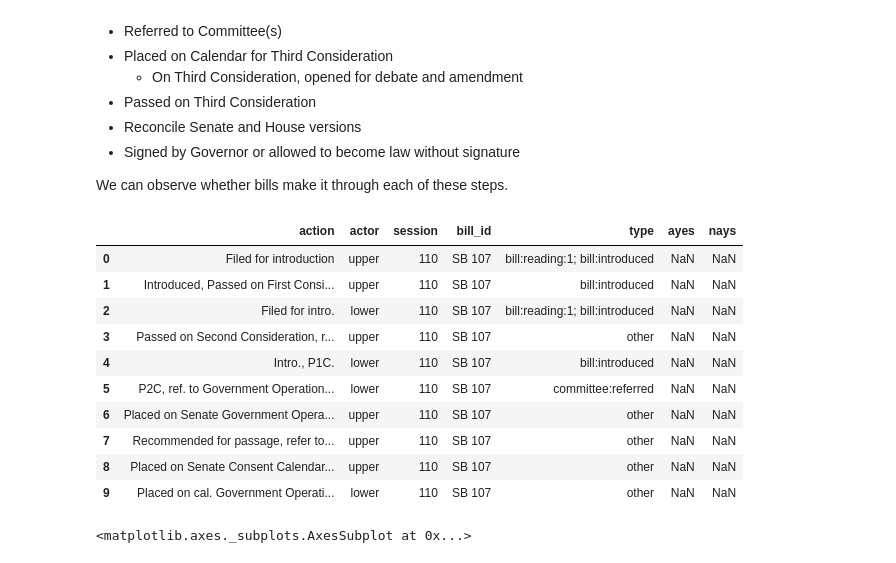
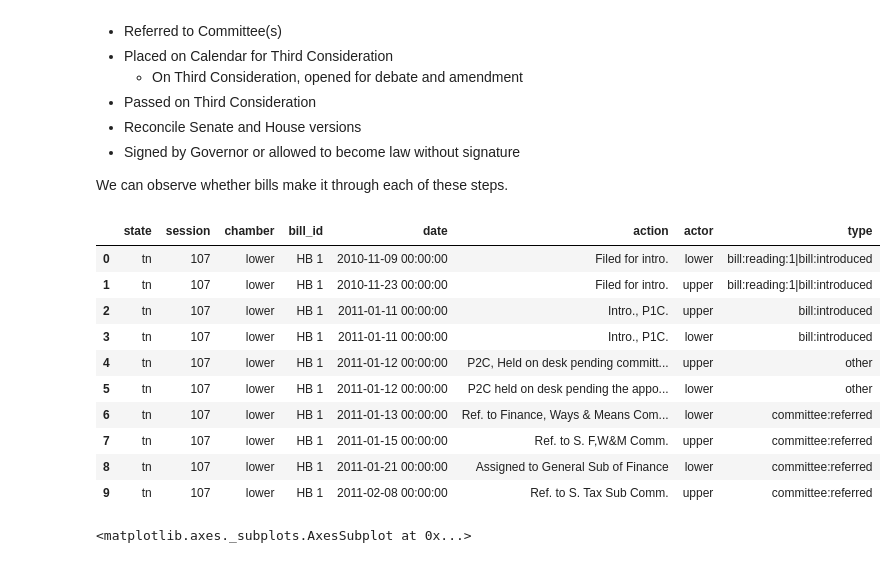
Before and after one commit to alexander-poon/represent, a Jupyter notebook: notebooks/taxonomy.ipynb, the cells around one changed output. Drawn from its saved outputs; the diff is of its cells as text; code cells hidden in the pictures.

```diff
--- a/notebooks/taxonomy.ipynb
+++ b/notebooks/taxonomy.ipynb
@@ -133,24 +142,24 @@ In Tennessee, a bill goes through the following [steps](http://www.capitol.tn.go
 
 We can observe whether bills make it through each of these steps.
 # %%
-actions = pd.read_csv('../data/actions.csv')
+actions = pd.read_csv('../data/tn_bill_actions.csv')
 
-actions.drop_duplicates(['action', 'actor', 'date', 'session', 'bill_id'], inplace = True)
-actions['action'].fillna('', inplace = True)
+actions.drop_duplicates(['action', 'actor', 'date', 'session', 'bill_id'], inplace=True)
+actions['action'].fillna('', inplace=True)
 
 actions.head(10)
 # %% [output]
-|  | action | actor | session | bill_id | type | ayes | nays |
-| 0 | Filed for introduction | upper | 110 | SB 107 | bill:reading:1; bill:introduced | NaN | NaN |
-| 1 | Introduced, Passed on First Consi... | upper | 110 | SB 107 | bill:introduced | NaN | NaN |
-| 2 | Filed for intro. | lower | 110 | SB 107 | bill:reading:1; bill:introduced | NaN | NaN |
-| 3 | Passed on Second Consideration, r... | upper | 110 | SB 107 | other | NaN | NaN |
-| 4 | Intro., P1C. | lower | 110 | SB 107 | bill:introduced | NaN | NaN |
-| 5 | P2C, ref. to Government Operation... | lower | 110 | SB 107 | committee:referred | NaN | NaN |
-| 6 | Placed on Senate Government Opera... | upper | 110 | SB 107 | other | NaN | NaN |
-| 7 | Recommended for passage, refer to... | upper | 110 | SB 107 | other | NaN | NaN |
-| 8 | Placed on Senate Consent Calendar... | upper | 110 | SB 107 | other | NaN | NaN |
-| 9 | Placed on cal. Government Operati... | lower | 110 | SB 107 | other | NaN | NaN |
+|  | state | session | chamber | bill_id | date | action | actor | type |
+| 0 | tn | 107 | lower | HB 1 | 2010-11-09 00:00:00 | Filed for intro. | lower | bill:reading:1|bill:introduced |
+| 1 | tn | 107 | lower | HB 1 | 2010-11-23 00:00:00 | Filed for intro. | upper | bill:reading:1|bill:introduced |
+| 2 | tn | 107 | lower | HB 1 | 2011-01-11 00:00:00 | Intro., P1C. | upper | bill:introduced |
+| 3 | tn | 107 | lower | HB 1 | 2011-01-11 00:00:00 | Intro., P1C. | lower | bill:introduced |
+| 4 | tn | 107 | lower | HB 1 | 2011-01-12 00:00:00 | P2C, Held on desk pending committ... | upper | other |
+| 5 | tn | 107 | lower | HB 1 | 2011-01-12 00:00:00 | P2C held on desk pending the appo... | lower | other |
+| 6 | tn | 107 | lower | HB 1 | 2011-01-13 00:00:00 | Ref. to Finance, Ways & Means Com... | lower | committee:referred |
+| 7 | tn | 107 | lower | HB 1 | 2011-01-15 00:00:00 | Ref. to S. F,W&M Comm. | upper | committee:referred |
+| 8 | tn | 107 | lower | HB 1 | 2011-01-21 00:00:00 | Assigned to General Sub of Finance | lower | committee:referred |
+| 9 | tn | 107 | lower | HB 1 | 2011-02-08 00:00:00 | Ref. to S. Tax Sub Comm. | upper | committee:referred |
 # %%
 def search_actions(strings):
     """Search actions meeting one of a list of patterns. Strings passed as a list
```
Also changed, not shown: parts of 27 cells of this notebook, 1 other file.
